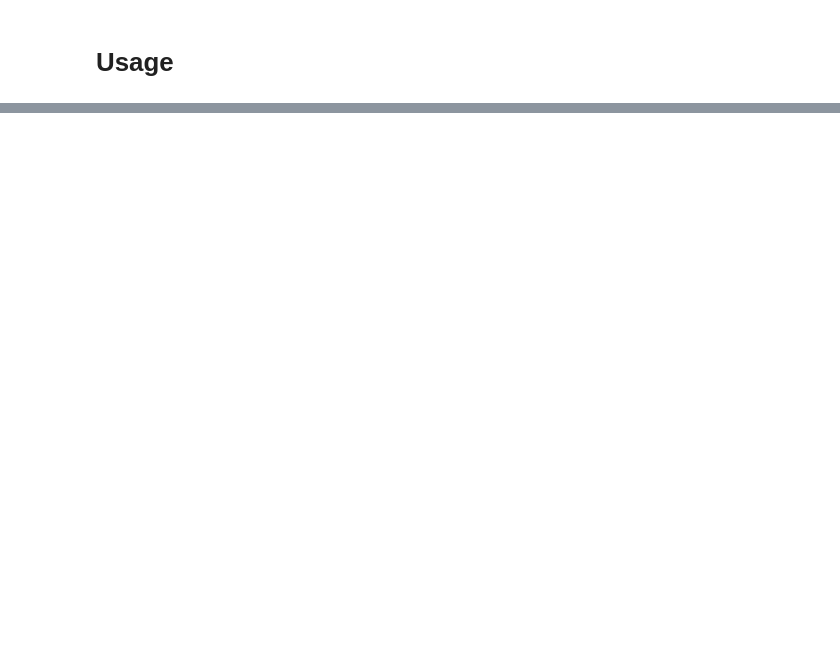
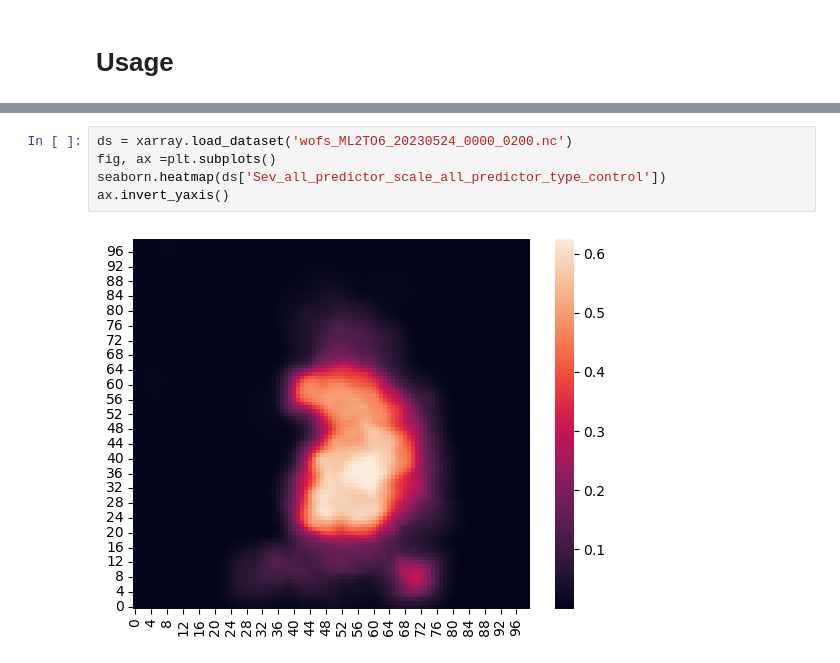
Before and after one commit to NOAA-National-Severe-Storms-Laboratory/frdd-wofs-ml-w2w, a Jupyter notebook: notebooks/wofs_ML_2to6_op_pipeline.ipynb, the cells around one changed output, grey strips where cells are left out. Cells and saved outputs as stored; diff of their text form; blank space fills up the shorter version.

```diff
--- a/notebooks/wofs_ML_2to6_op_pipeline.ipynb
+++ b/notebooks/wofs_ML_2to6_op_pipeline.ipynb
@@ -401,0 +442,7 @@ file saved at ./wofs_ML2TO6_20230524_0000_0200.nc
+# %%
+ds = xarray.load_dataset('wofs_ML2TO6_20230524_0000_0200.nc')
+fig, ax =plt.subplots()
+seaborn.heatmap(ds['Sev_all_predictor_scale_all_predictor_type_control'])
+ax.invert_yaxis()
+# %% [output]
+[figure, added]
```
Also changed, not shown: parts of 6 cells of this notebook, 1 other file.
